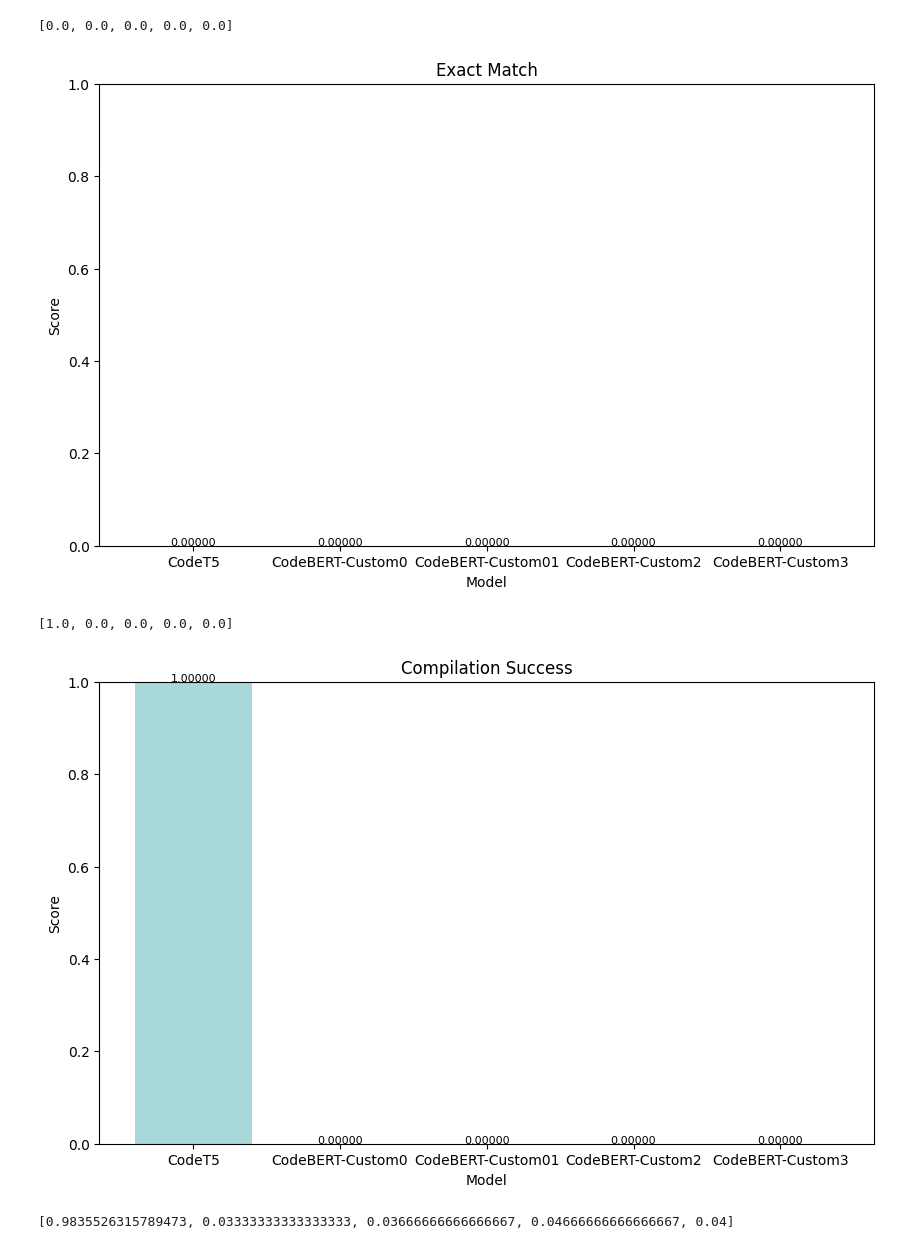
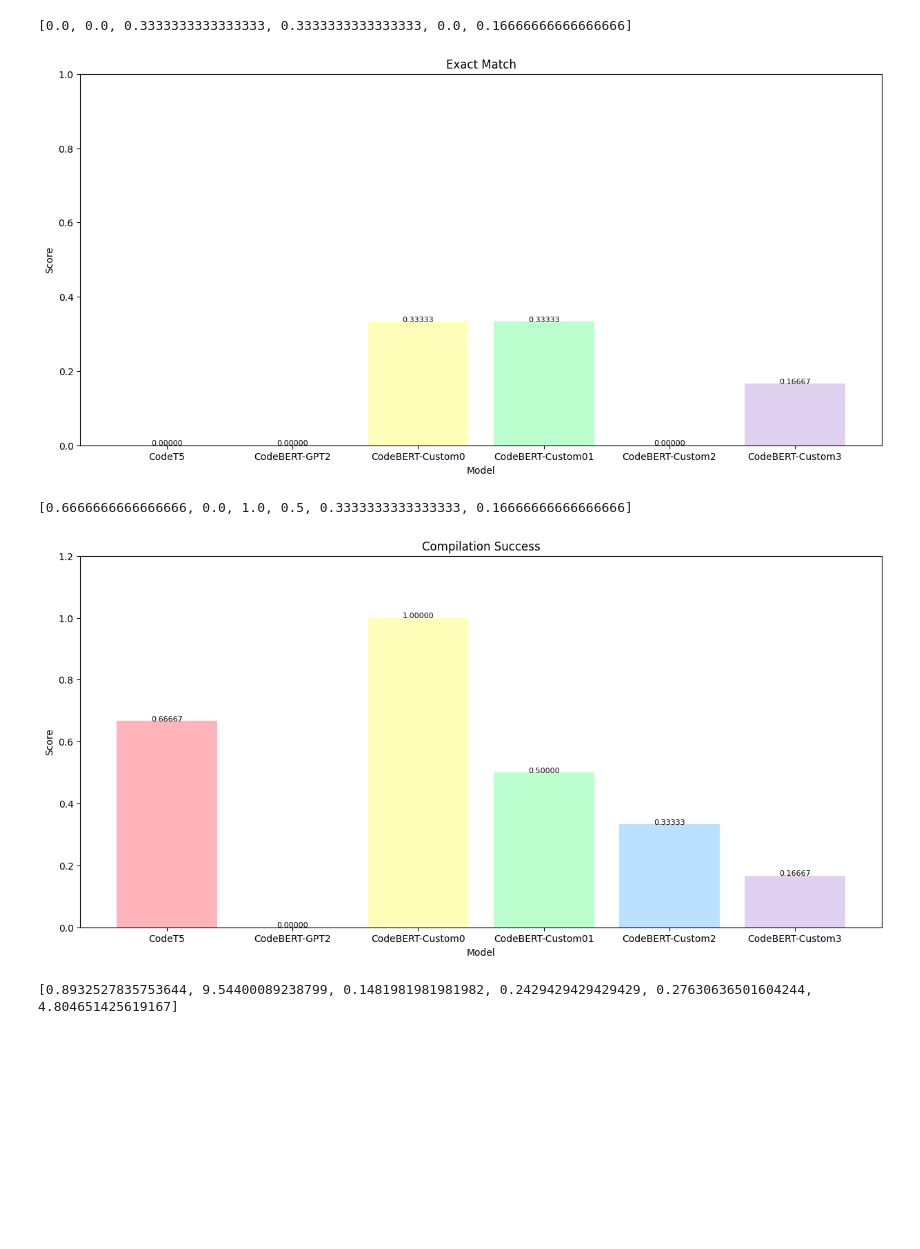
Before and after one commit to Batool-AA/PyFixAI, a Jupyter notebook: evaluation/metrics/metrics.ipynb, the cells around one changed output. Drawn from its saved outputs; the diff is of its cells as text; code cells hidden in the pictures; blank space fills up the shorter version.

Commit message:
metric finalized - integration started

```diff
--- a/evaluation/metrics/metrics.ipynb
+++ b/evaluation/metrics/metrics.ipynb
@@ -57,3 +13,6 @@ print((preprocessed_data))
+# %%
+with open("../test_set.jsonl", "r") as file:
+    test_data = [json.loads(line) for i, line in enumerate(file)]
 # %%
 import io
 import tokenize
@@ -73,7 +32,9 @@ def safe_compile(code):
     try:
         compile(code, "<string>", "exec")
         return True
-    except Exception:
+    except Exception as e:
+        # print(code)
+        print(f"Exception occurred: {e}")
         return False
 
 def ast_similarity(code1, code2):
@@ -110,6 +71,8 @@ def evaluate_bugfix(predictions, ground_truths):
         # Compilation
         if safe_compile(pred):
             compile_success += 1
+        # else:
+        #     print("Output\n", pred, "Expected\n", gt)
 
         # Levenshtein (normalized)
         lev_dist = Levenshtein.distance(pred, gt)
@@ -437,6 +419,19 @@ compilation.append(codeT5_result["Compilation Success Rate"])
 lev_distance.append(codeT5_result["Average Normalized Levenshtein Distance"])
 ast_score.append(codeT5_result["Average AST Similarity"])
 bleu.append(codeT5_result["Average BLEU Score"])
+
+model_path = "../../codebert-gpt2"  # Path to your saved model folder
+print("----------------------- CodeBERT-GPT2 --------------------")
+tokenizer = AutoTokenizer.from_pretrained(model_path)
+model = AutoModelForSeq2SeqLM.from_pretrained(model_path)
+codeBERTGPT_result = evaluate_seq2seq(model, tokenizer)
+print(f"Average BLEU Score: {codeBERTGPT_result}")
+
+accuracy.append(codeBERTGPT_result["Exact Match Accuracy"])
+compilation.append(codeBERTGPT_result["Compilation Success Rate"])
+lev_distance.append(codeBERTGPT_result["Average Normalized Levenshtein Distance"])
+ast_score.append(codeBERTGPT_result["Average AST Similarity"])
+bleu.append(codeBERTGPT_result["Average BLEU Score"])
 
 model_path = "../../codebert-custom0/full_model.pth"  # Path to your saved model folder
 print("----------------------- CodeBERT-Custom0 --------------------")
@@ -504,45 +516,43 @@ Average BLEU Score: {'Exact Match Accuracy': 0.0, 'Compilation Success Rate': 0.
 # %%
 import matplotlib.pyplot as plt
 import numpy as np
 
-# Define models and metric values
-models = ['CodeT5', 'CodeBERT-Custom0', 'CodeBERT-Custom01', 'CodeBERT-Custom2', 'CodeBERT-Custom3']
+models = ['CodeT5', 'CodeBERT-GPT2', 'CodeBERT-Custom0', 'CodeBERT-Custom01', 'CodeBERT-Custom2', 'CodeBERT-Custom3']
 
 # Consistent model-specific colors
-model_colors = ['#A8D8D8', '#F9D5E5', '#A7D7D7', '#F2C3C3', '#E1D1F1']  # You can customize these
+model_colors = ['#FFB3BA', '#FFDFBA', '#FFFFBA', '#BAFFCD', '#BAE1FF', '#E1D1F1']
 
 def plot_metric(metric, title):
     print(metric)
 
-    plt.figure(figsize=(10, 6))
+    plt.figure(figsize=(15, 7))
     plt.bar(models, metric, color=model_colors)
 
-    padding = (max(metric) - min(metric)) * 0.1
-    # if "Compilation" in title:
-    #     plt.ylim(0, 1)
-    # elif "Lev" in title:
-    #     plt.ylim(0, 13)
-    # else:
-    plt.ylim(0, 1)
+    if "Compilation" in title:
+        plt.ylim(0, 1.2)
+    elif "Lev" in title:
+        plt.ylim(0, 10)
+    else:
+        plt.ylim(0, 1)
 
     plt.xlabel('Model')
     plt.ylabel('Score')
     plt.title(title)
 
     for i, val in enumerate(metric):
         plt.text(i, val, f'{val:.5f}', ha='center', fontsize=8)
 
     plt.show()
 
 # Plot each metric using the shared function
 plot_metric(accuracy, 'Exact Match')
 plot_metric(compilation, 'Compilation Success')
 plot_metric(lev_distance, 'Normalized Levenshtein')
 plot_metric(ast_score, 'AST Similarity')
 plot_metric(bleu, 'BLEU Score')
 # %% [output]
-[0.0, 0.0, 0.0, 0.0, 0.0]
+[0.0, 0.0, 0.3333333333333333, 0.3333333333333333, 0.0, 0.16666666666666666]
-[figure, old version]
+[figure, new version]
-[1.0, 0.0, 0.0, 0.0, 0.0]
+[0.6666666666666666, 0.0, 1.0, 0.5, 0.3333333333333333, 0.16666666666666666]
-[figure, old version]
+[figure, new version]
-[0.9835526315789473, 0.03333333333333333, 0.03666666666666667, 0.04666666666666667, 0.04]
+[0.8932527835753644, 9.54400089238799, 0.1481981981981982, 0.2429429429429429, 0.27630636501604244, 4.804651425619167]
```
Also changed, not shown: parts of 8 cells of this notebook, 5 other files.
